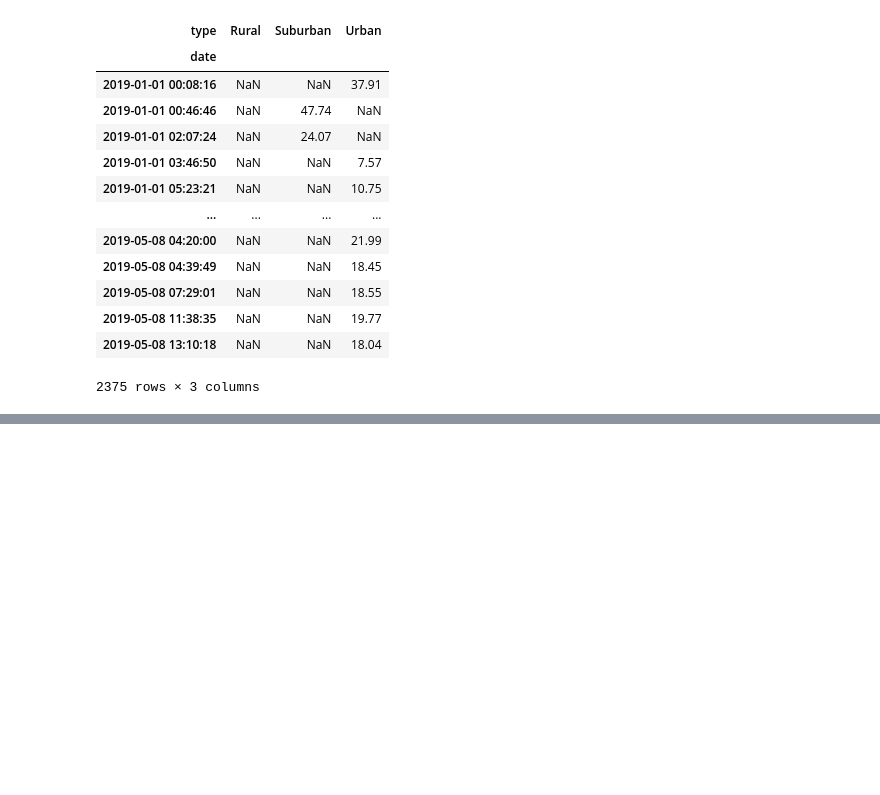
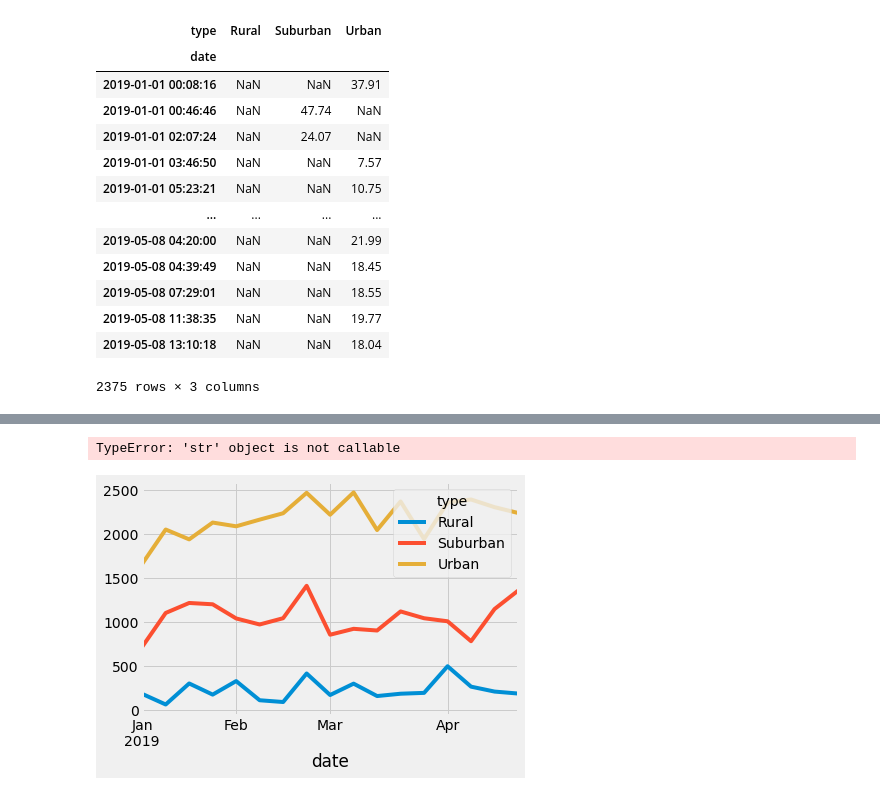
Before and after one commit to kowiak89/PyBer_Analysis, a Jupyter notebook: PyBer_Challenge.ipynb, the cells around one changed output, grey strips where cells are left out. Drawn from its saved outputs; the diff is of its cells as text; code cells hidden in the pictures; blank space fills up the shorter version.

Commit message:
everything but the final graph

```diff
--- a/PyBer_Challenge.ipynb
+++ b/PyBer_Challenge.ipynb
@@ -231,2 +231,4 @@ memory usage: 69.3 KB
 # %%
 # 8. Create a new DataFrame using the "resample()" function by week 'W' and get the sum of the fares for each week.
+time_period_week = time_period.resample('W').sum()
+time_period_week
@@ -233,7 +255,13 @@ memory usage: 69.3 KB
 # %%
 # 8. Using the object-oriented interface method, plot the resample DataFrame using the df.plot() function.
-
+time_period_week.plot()
+ax.title("Total Fare by City Type")
+plt.xlabel("Date")
+plt.show()
 # Import the style from Matplotlib.
 from matplotlib import style
 # Use the graph style fivethirtyeight.
 style.use('fivethirtyeight')
+# %% [output]
+TypeError: 'str' object is not callable
+[figure, added]
```
Also changed, not shown: parts of 8 cells of this notebook, 1 other file.
